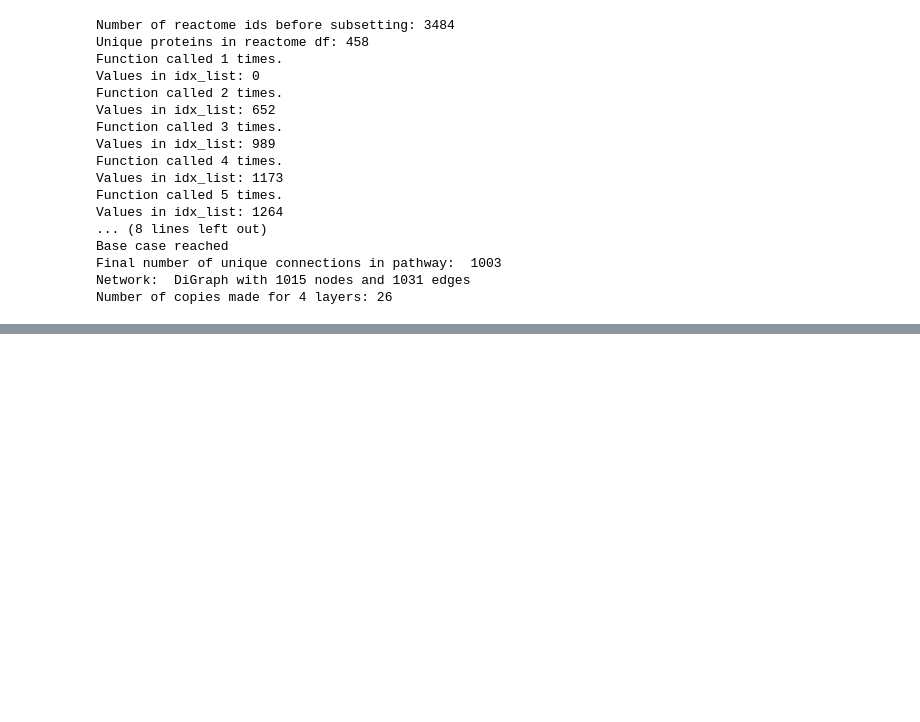
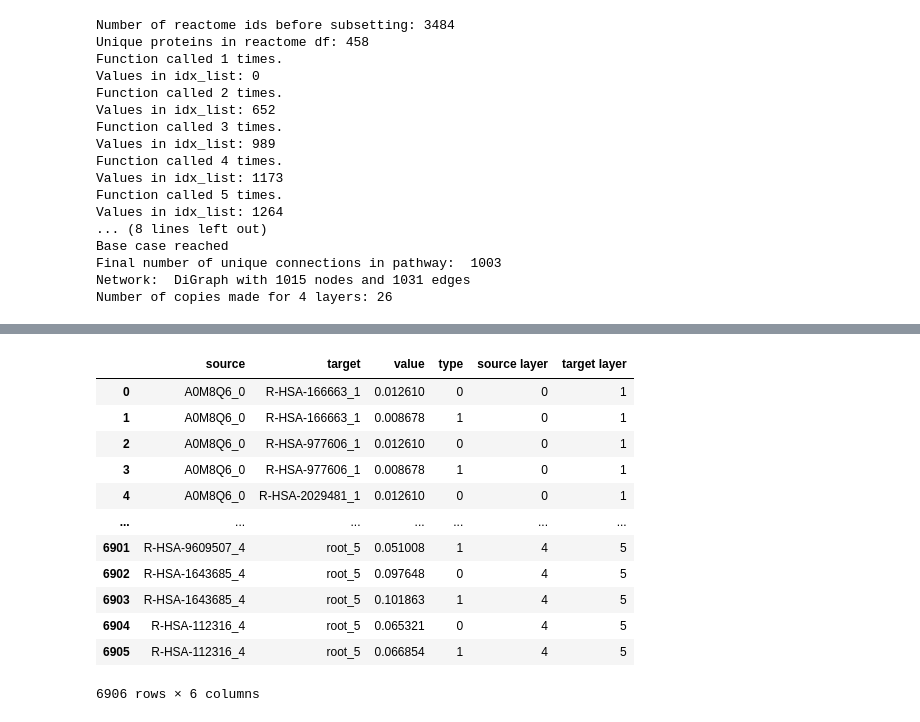
Before and after one commit to InfectionMedicineProteomics/BINN, a Jupyter notebook: SHAPtest.ipynb, the cells around one changed output, grey strips where cells are left out. Cells and saved outputs as stored; diff of their text form; code cells hidden in the pictures; blank space fills up the shorter version.

```diff
--- a/SHAPtest.ipynb
+++ b/SHAPtest.ipynb
@@ -71,0 +93,16 @@ RuntimeError: mat1 and mat2 shapes cannot be multiplied (8x6647 and 449x443)
+# %%
+df
+# %% [output]
+|  | source | target | value | type | source layer | target layer |
+| 0 | A0M8Q6_0 | R-HSA-166663_1 | 0.012610 | 0 | 0 | 1 |
+| 1 | A0M8Q6_0 | R-HSA-166663_1 | 0.008678 | 1 | 0 | 1 |
+| 2 | A0M8Q6_0 | R-HSA-977606_1 | 0.012610 | 0 | 0 | 1 |
+| 3 | A0M8Q6_0 | R-HSA-977606_1 | 0.008678 | 1 | 0 | 1 |
+| 4 | A0M8Q6_0 | R-HSA-2029481_1 | 0.012610 | 0 | 0 | 1 |
+| ... | ... | ... | ... | ... | ... | ... |
+| 6901 | R-HSA-9609507_4 | root_5 | 0.051008 | 1 | 4 | 5 |
+| 6902 | R-HSA-1643685_4 | root_5 | 0.097648 | 0 | 4 | 5 |
+| 6903 | R-HSA-1643685_4 | root_5 | 0.101863 | 1 | 4 | 5 |
+| 6904 | R-HSA-112316_4 | root_5 | 0.065321 | 0 | 4 | 5 |
+| 6905 | R-HSA-112316_4 | root_5 | 0.066854 | 1 | 4 | 5 |
+6906 rows × 6 columns
```
Also changed, not shown: parts of 5 cells of this notebook, 5 other files.
